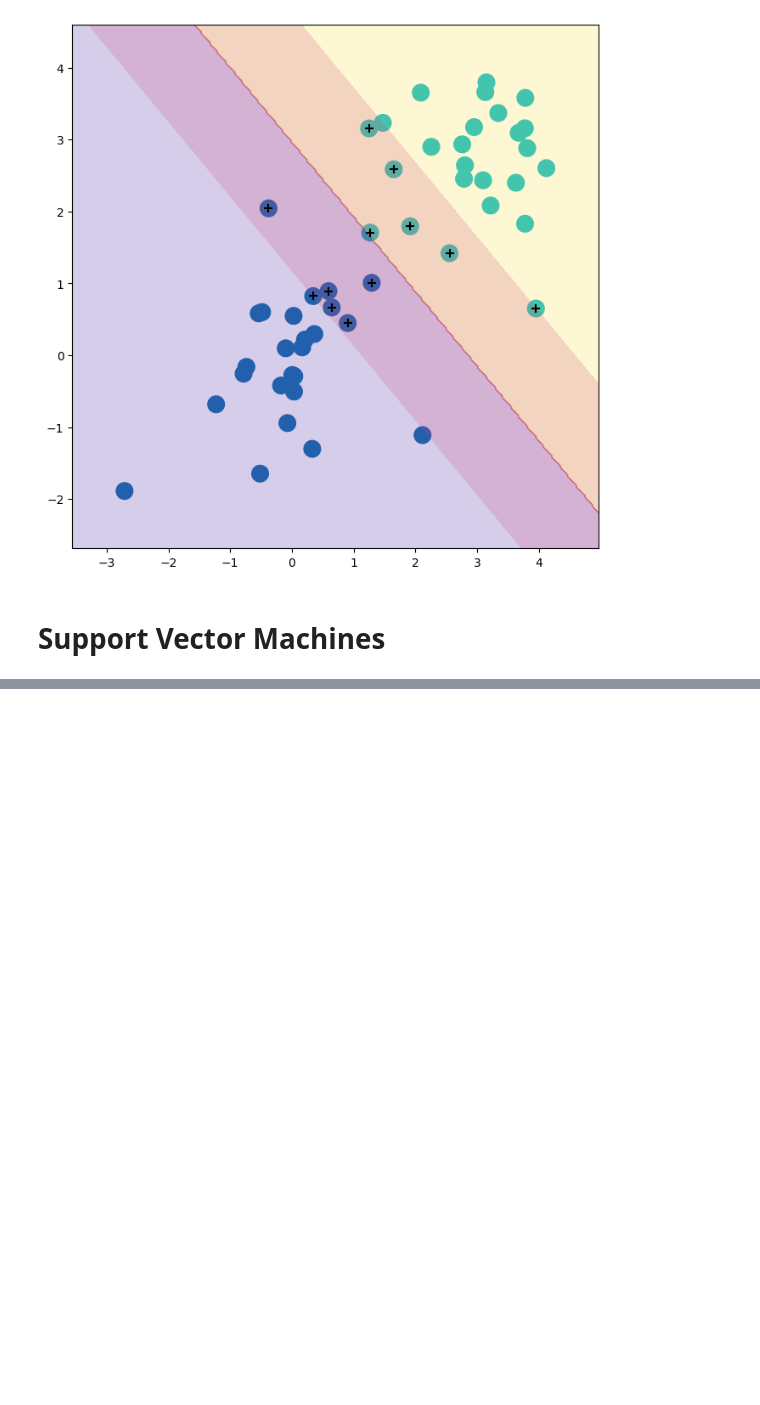
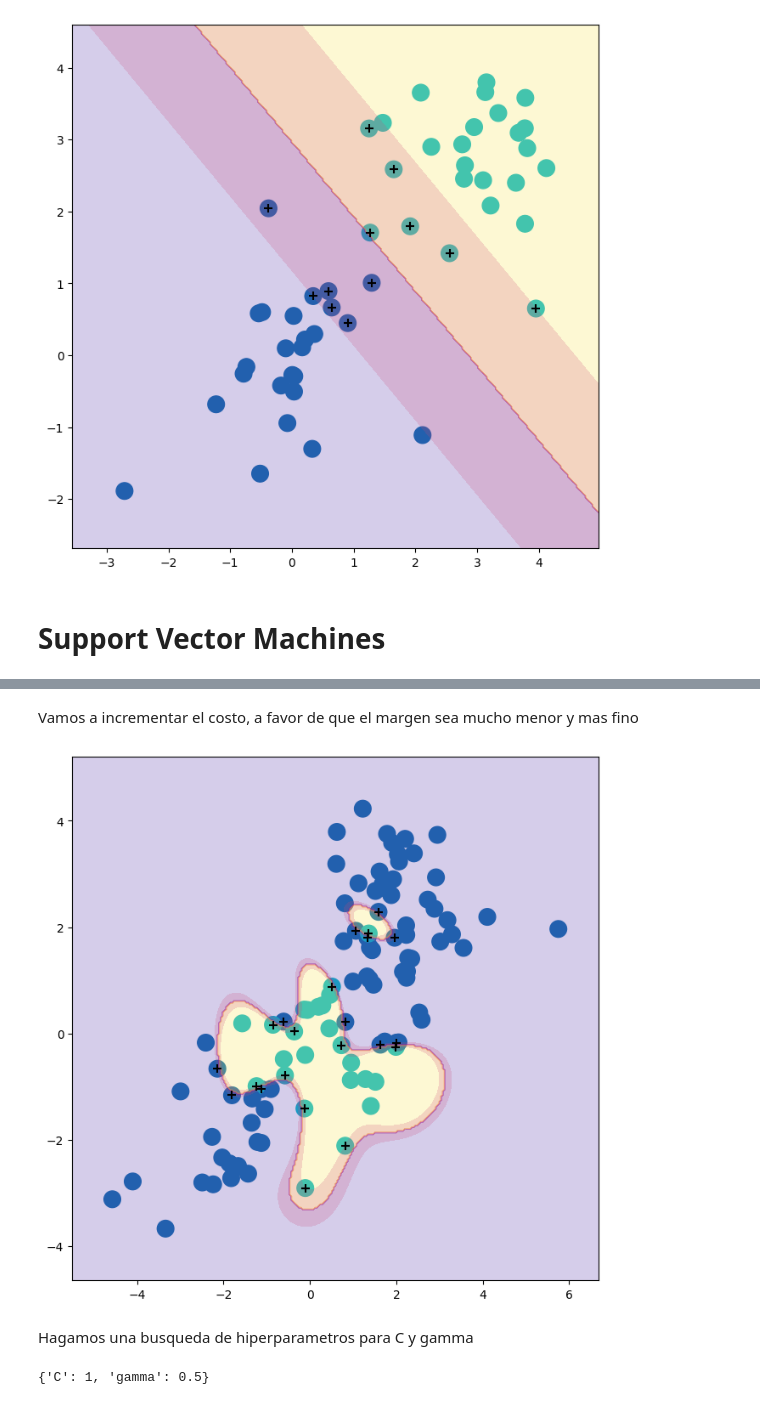
Before and after one commit to chuancao26/islp, a Jupyter notebook: labSVM.ipynb, the cells around one changed output, grey strips where cells are left out. Saved outputs shown, nothing was run; the diff lists cells and outputs as text; code cells hidden in the pictures; blank space fills up the shorter version.

```diff
--- a/labSVM.ipynb
+++ b/labSVM.ipynb
@@ -182,0 +210,29 @@ plot_svm(X,
+# %% [markdown]
+Vamos a incrementar el costo, a favor de que el margen sea mucho menor y mas fino
+# %%
+svm_rbf = SVC(kernel="rbf", gamma=1, C=1e5).fit(X_train, y_train)
+fig, ax = plt.subplots(figsize=(8,8))
+plot_svm(X_train,
+         y_train,
+         svm_rbf,
+         ax=ax)
+# %% [output]
+[figure, added]
+# %% [markdown]
+Hagamos una busqueda de hiperparametros para C y gamma
+# %%
+kfold = skm.KFold(5,
+                  random_state=0,
+                  shuffle=True)
+params = {"C": [0.001, 0.01, 0.1, 1, 100, 1000],
+          "gamma": [0.5, 1, 2, 3, 4, 10]}
+
+grid = skm.GridSearchCV(SVC(kernel="rbf"),
+                        params,
+                        refit=True,
+                        cv=kfold,
+                        scoring="accuracy")
+grid.fit(X_train, y_train)
+grid.best_params_
+# %% [output]
+{'C': 1, 'gamma': 0.5}
```
Also changed, not shown: parts of 23 cells of this notebook.
